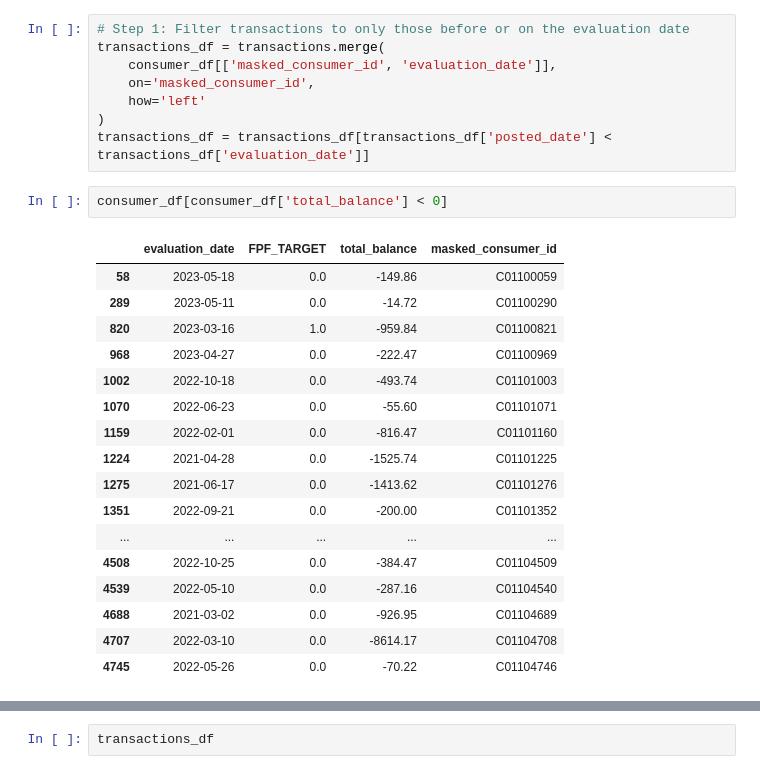
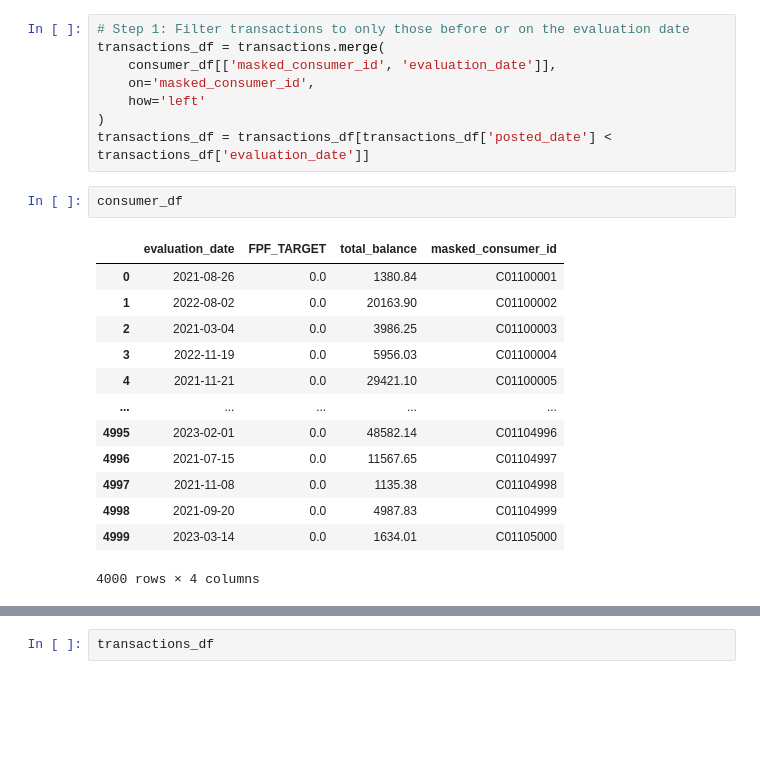
Before and after one commit to cosmanatlol/mlc-sp25-car, a Jupyter notebook: Zhaolong_workflow/feature_engineering.ipynb, the cells around one changed output, grey strips where cells are left out. Drawn from its saved outputs; the diff is of its cells as text; blank space fills up the shorter version.

```diff
--- a/Zhaolong_workflow/feature_engineering.ipynb
+++ b/Zhaolong_workflow/feature_engineering.ipynb
@@ -34,22 +34,18 @@ transactions_df = transactions.merge(
 )
 transactions_df = transactions_df[transactions_df['posted_date'] < transactions_df['evaluation_date']]
 # %%
-consumer_df[consumer_df['total_balance'] < 0]
+consumer_df
 # %% [output]
 |  | evaluation_date | FPF_TARGET | total_balance | masked_consumer_id |
-| 58 | 2023-05-18 | 0.0 | -149.86 | C01100059 |
-| 289 | 2023-05-11 | 0.0 | -14.72 | C01100290 |
-| 820 | 2023-03-16 | 1.0 | -959.84 | C01100821 |
-| 968 | 2023-04-27 | 0.0 | -222.47 | C01100969 |
-| 1002 | 2022-10-18 | 0.0 | -493.74 | C01101003 |
-| 1070 | 2022-06-23 | 0.0 | -55.60 | C01101071 |
-| 1159 | 2022-02-01 | 0.0 | -816.47 | C01101160 |
-| 1224 | 2021-04-28 | 0.0 | -1525.74 | C01101225 |
-| 1275 | 2021-06-17 | 0.0 | -1413.62 | C01101276 |
-| 1351 | 2022-09-21 | 0.0 | -200.00 | C01101352 |
+| 0 | 2021-08-26 | 0.0 | 1380.84 | C01100001 |
+| 1 | 2022-08-02 | 0.0 | 20163.90 | C01100002 |
+| 2 | 2021-03-04 | 0.0 | 3986.25 | C01100003 |
+| 3 | 2022-11-19 | 0.0 | 5956.03 | C01100004 |
+| 4 | 2021-11-21 | 0.0 | 29421.10 | C01100005 |
 | ... | ... | ... | ... | ... |
-| 4508 | 2022-10-25 | 0.0 | -384.47 | C01104509 |
-| 4539 | 2022-05-10 | 0.0 | -287.16 | C01104540 |
-| 4688 | 2021-03-02 | 0.0 | -926.95 | C01104689 |
-| 4707 | 2022-03-10 | 0.0 | -8614.17 | C01104708 |
-| 4745 | 2022-05-26 | 0.0 | -70.22 | C01104746 |
+| 4995 | 2023-02-01 | 0.0 | 48582.14 | C01104996 |
+| 4996 | 2021-07-15 | 0.0 | 11567.65 | C01104997 |
+| 4997 | 2021-11-08 | 0.0 | 1135.38 | C01104998 |
+| 4998 | 2021-09-20 | 0.0 | 4987.83 | C01104999 |
+| 4999 | 2023-03-14 | 0.0 | 1634.01 | C01105000 |
+4000 rows × 4 columns
```
Also changed, not shown: parts of 15 cells of this notebook, 2 other files.
